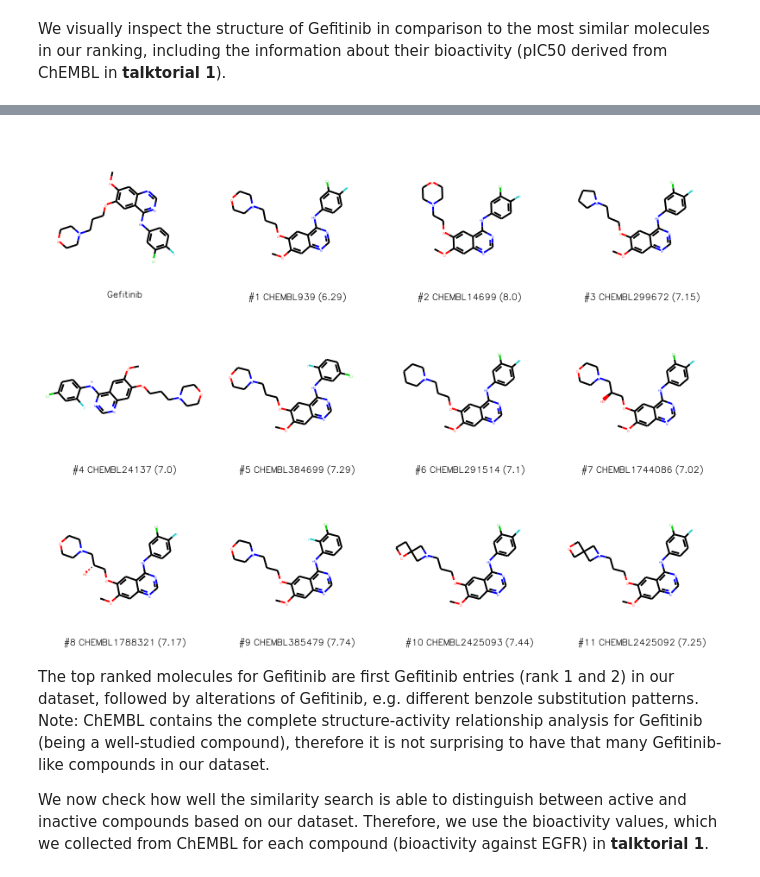
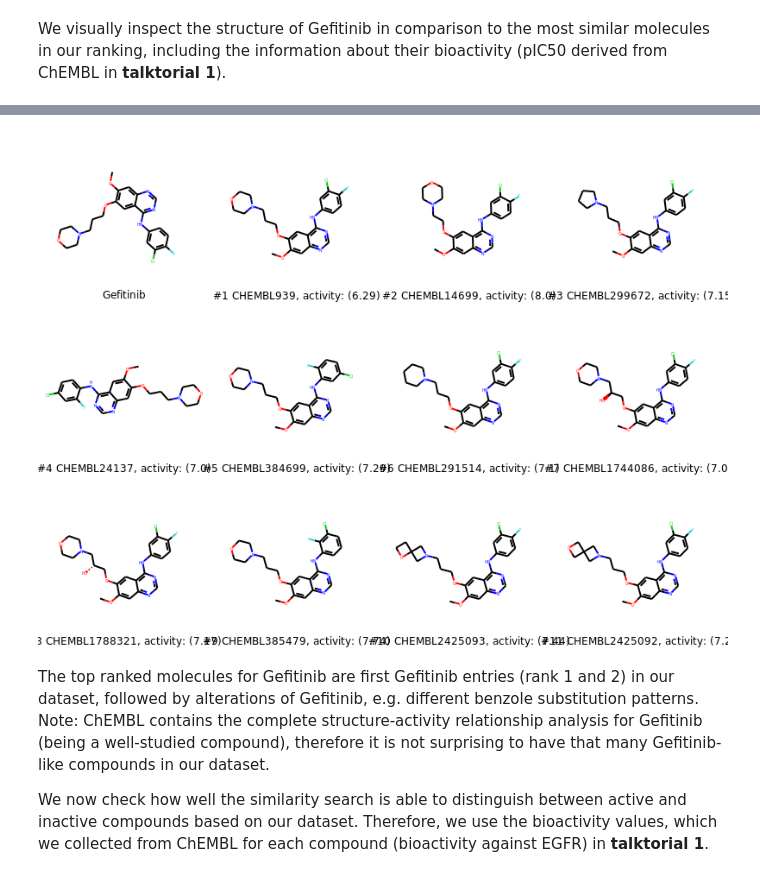
Before and after one commit to volkamerlab/teachopencadd, a Jupyter notebook: teachopencadd/talktorials/004_compound_similarity/talktorial.ipynb, the cells around one changed output, grey strips where cells are left out. Saved outputs shown, nothing was run; the diff lists cells and outputs as text; code cells hidden in the pictures.

```diff
--- a/teachopencadd/talktorials/004_compound_similarity/talktorial.ipynb
+++ b/teachopencadd/talktorials/004_compound_similarity/talktorial.ipynb
@@ -503,6 +558,6 @@ query
 # %%
 # Generate MACCS and Morgan fingerprints for query compound
 maccs_fp_query = MACCSkeys.GenMACCSKeys(query)
-circ_fp_query = rdFingerprintGenerator.GetCountFPs([query])[0]
+circular_fp_query = rdFingerprintGenerator.GetCountFPs([query])[0]
 # %%
 # Generate MACCS and Morgan fingerprints for all molecules in file
@@ -516,16 +571,20 @@ tanimoto_circ = DataStructs.BulkTanimotoSimilarity(circ_fp_query,circ_fp_list)
 # %%
 # Calculate Dice similarity for query compound (Gefitinib) and all molecules in file (MACCS, Morgan)
-dice_maccs = DataStructs.BulkDiceSimilarity(maccs_fp_query,maccs_fp_list)
-dice_circ = DataStructs.BulkDiceSimilarity(circ_fp_query,circ_fp_list)
+dice_maccs = DataStructs.BulkDiceSimilarity(maccs_fp_query, maccs_fp_list)
+dice_circular = DataStructs.BulkDiceSimilarity(circular_fp_query, circular_fp_list)
 # %%
 # Make table with ChEMLB ID, SMILES and Tanimoto similarity of the compounds to Gefitinib
-similarity_df = pd.DataFrame({'ChEMBL_ID':filtered_df.molecule_chembl_id,
-                              'bioactivity':filtered_df.pIC50,
-                              'tanimoto_MACCS': tanimoto_maccs,
-                              'tanimoto_morgan': tanimoto_circ,
-                              'dice_MACCS': dice_maccs,
-                              'dice_morgan': dice_circ,
-                              'smiles': filtered_df.smiles,})
+similarity_df = pd.DataFrame(
+    {
+        "ChEMBL_ID": filtered_df.molecule_chembl_id,
+        "bioactivity": filtered_df.pIC50,
+        "tanimoto_MACCS": tanimoto_maccs,
+        "tanimoto_morgan": tanimoto_circular,
+        "dice_MACCS": dice_maccs,
+        "dice_morgan": dice_circular,
+        "smiles": filtered_df.smiles,
+    }
+)
 # %%
 # Show DataFrame
 similarity_df.head()
@@ -599,15 +658,22 @@ PandasTools.AddMoleculeColumnToFrame(similarity_df, 'smiles')
 # %%
 # Draw query and top molecules (+ bioactivity data)
-sim_mols = [Chem.MolFromSmiles(i) for i in similarity_df.smiles][:11]
+similarity_molecules = [Chem.MolFromSmiles(smile) for smile in similarity_df.smiles][:11]
+legend = [
+    f"#{str(index)} {ChEMBL_ID}, activity: ({str(round(bioactivity, 2))})"
+    for index, ChEMBL_ID, bioactivity in zip(
+        range(1, len(similarity_molecules) + 1),
+        similarity_df.ChEMBL_ID,
+        similarity_df.bioactivity,
+    )
+]
 
-legend = ['#' + str(a) + ' ' + b + ' ('+str(round(c,2))+')' for a, b, c in zip(range(1,len(sim_mols)+1),
-                                                                               similarity_df.ChEMBL_ID,
-                                                                               similarity_df.bioactivity)]
-Chem.Draw.MolsToGridImage(mols = [query] + sim_mols[:11],
-                          legends = (['Gefitinib'] + legend),
-                          molsPerRow = 4)
+Chem.Draw.MolsToGridImage(
+    mols=[query] + similarity_molecules[:11],
+    legends=(["Gefitinib"] + legend),
+    molsPerRow=4,
+)
 # %% [output]
-[figure, old version]
+[figure, new version]
 # %% [markdown]
 The top ranked molecules for Gefitinib are first Gefitinib entries (rank 1 and 2) in our dataset, followed by alterations of Gefitinib, e.g. different benzole substitution patterns.
 Note: ChEMBL contains the complete structure-activity relationship analysis for Gefitinib (being a well-studied compound), therefore it is not surprising to have that many Gefitinib-like compounds in our dataset.
```
Also changed, not shown: parts of 48 cells of this notebook.
